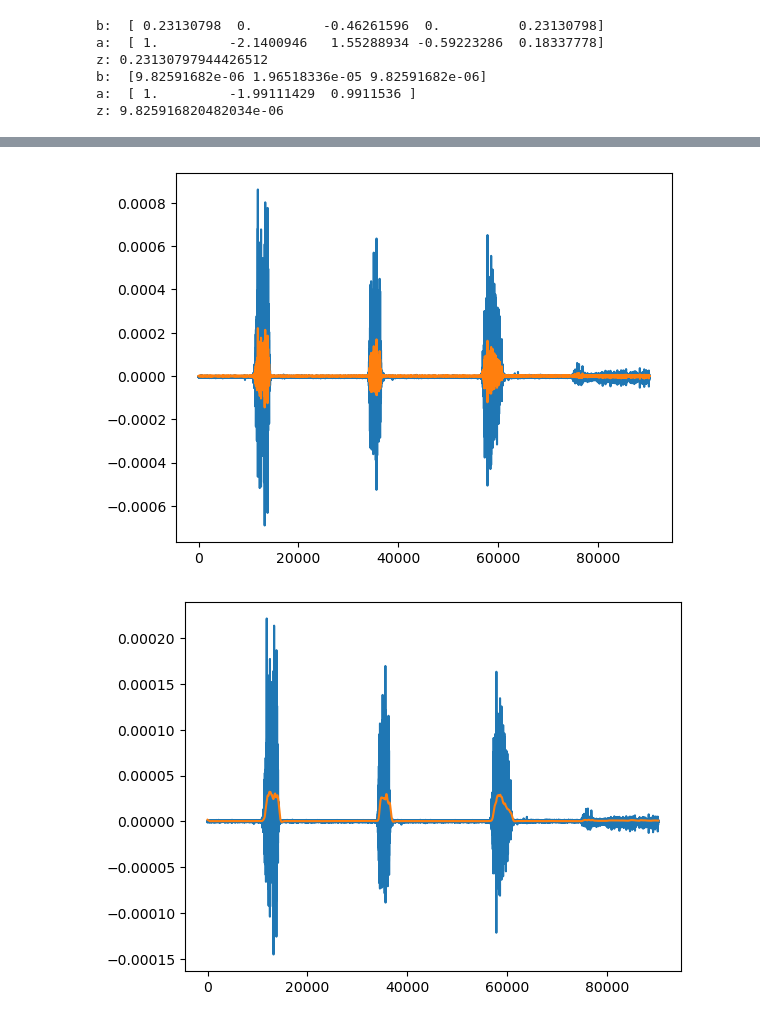
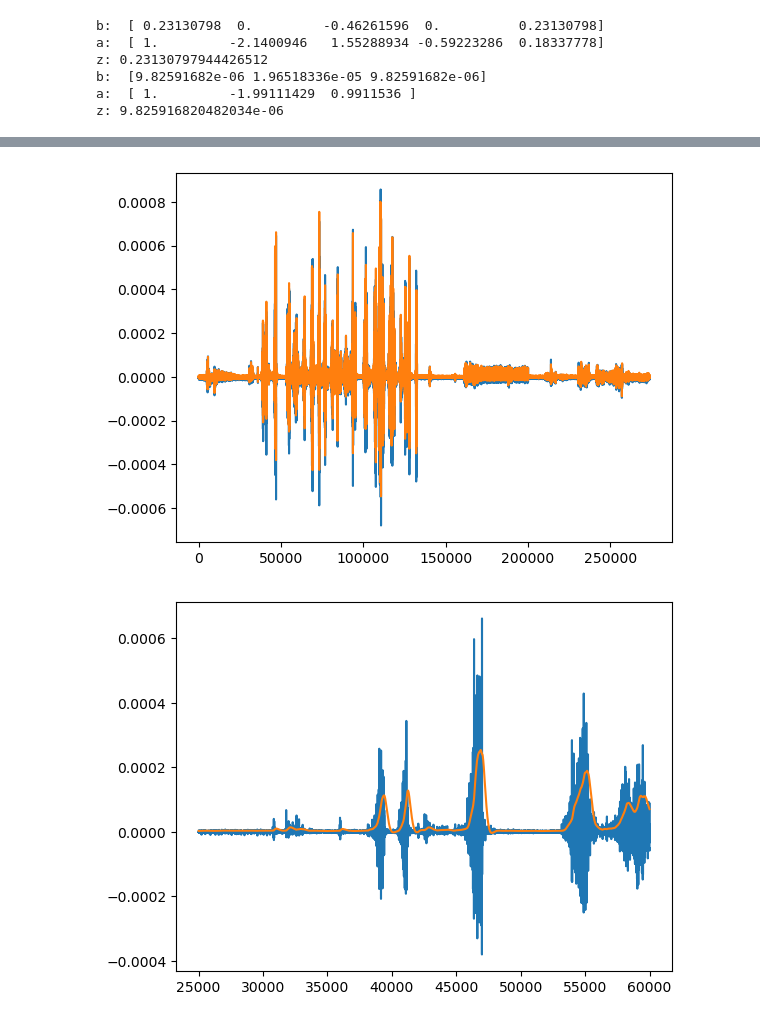
Before and after one commit to uw-herron-lab/OMNI-BIC-DEVELOPMENT, a Jupyter notebook: calibration_processing/low_pass_test.ipynb, the cells around one changed output, grey strips where cells are left out. Cells and saved outputs as stored; diff of their text form; code cells hidden in the pictures.

Commit message:
saving plotting pipelines

```diff
--- a/calibration_processing/low_pass_test.ipynb
+++ b/calibration_processing/low_pass_test.ipynb
@@ -25,8 +25,8 @@ low_prevIn = [0, 0]
 low_prevFilt = [0, 0]
 # %%
 # load the raw and filtered data for comparison
-dir = dir = r"C:\Users\Maryam\OneDrive - UW\Quals\MTS-test\2025 - 10 - 20"
-date_timestamp = "2025 - 10 - 20_16 - 28 - 43"
+dir = dir = r"C:\Users\Maryam\OneDrive - UW\Quals\stimActive-test\2025 - 10 - 24\modifiedMTS"
+date_timestamp = "2025 - 10 - 24_11 - 18 - 32"
 file_extension = ".csv"
 
 _raw = r"\MTS_Test_RawFormattedEMGData_" + date_timestamp + file_extension
@@ -34,8 +34,22 @@ _filt = r"\MTS_Test_FiltEMGData_" + date_timestamp + file_extension
 _env = r"\MTS_Test_EnvData_" + date_timestamp + file_extension
 
 raw = pd.read_csv(dir + _raw)
-filt = pd.read_csv(dir + _filt)
-env = pd.read_csv(dir + _env)
+rr_filt = pd.read_csv(dir + _filt)
+rr_env = pd.read_csv(dir + _env)
+# %%
+rr_filt_emg1 = []
+rr_env_emg1 = []
+r_stim = []
+r_thresh = []
+for i, ch in enumerate(rr_filt["emg channel"]):
+    if ch == 1:
+        rr_filt_emg1.append(rr_filt["filt signal"][i])
+
+for i, ch in enumerate(rr_env["emg channel"]):
+    if ch == 1:
+        rr_env_emg1.append(rr_env["enveloped signal"][i])
+        r_stim.append(rr_env["stim command"][i])
+        r_thresh.append(rr_env["threshold"][i])
 # %%
 filt = bandpass_filter(raw.EMG1)
 low = lowpass_filter(rectify(filt), lowcut=2, order =2)
@@ -55,7 +69,7 @@ plt.plot(low)
 # %%
 # "online filter"
 r_filt = []
-
+b_gain = 0.9
 for i, sig in enumerate(raw.EMG1):
     temp_filt = (b_gain*b_b[0]*sig +
                   b_gain*b_b[1]*band_prevIn[0] +
@@ -76,10 +90,10 @@ plt.plot(raw.EMG1)
 plt.plot(r_filt)
 plt.show()
 # %% [output]
-[figure, old version]
+[figure, new version]
 # %%
 r_env = []
-l_gain = 1
+l_gain = 2
 for i, sig in enumerate(r_filt):
     rect_sig = rectify(sig)
     # temp_filt = (l_b[0]*rectify(sig) +
@@ -100,14 +114,19 @@ for i, sig in enumerate(r_filt):
     low_prevIn.pop()
 # %%
 # plt.plot(raw.EMG1)
-plt.plot(r_filt)
-plt.plot(r_env)
+# plt.plot(r_filt)
+# plt.plot(r_env)
+low = 25000
+high = 60000
+# high = len(raw.EMG1)
+plt.plot(np.arange(low,high), r_filt[low:high])
+plt.plot(np.arange(low,high), r_env[low:high])
 
 
 # plt.ylim([0,0.0001])
 plt.show()
 # %% [output]
-[figure, old version]
+[figure, new version]
 # %%
 plt.plot(r_env)
 # %% [output]
```
Also changed, not shown: parts of 2 cells of this notebook, 2 other files.
